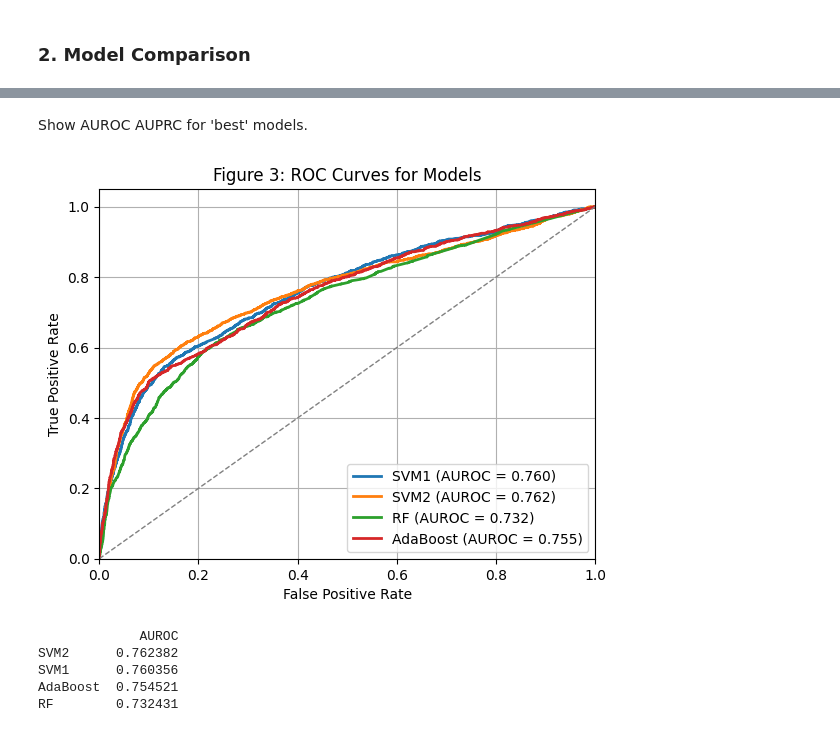
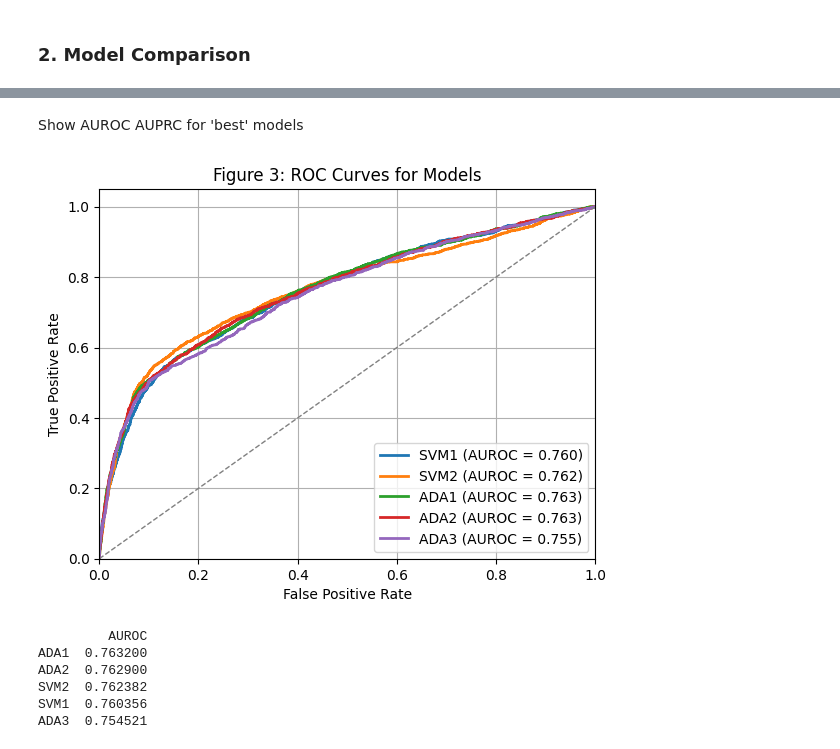
Before and after one commit to mcastro64/Data622, a Jupyter notebook: Assignment3/MC-Assignment3-SVM.ipynb, the cells around one changed output, grey strips where cells are left out. Saved outputs shown, nothing was run; the diff lists cells and outputs as text; code cells hidden in the pictures.

```diff
--- a/Assignment3/MC-Assignment3-SVM.ipynb
+++ b/Assignment3/MC-Assignment3-SVM.ipynb
@@ -476,15 +649,16 @@ dt1 = joblib.load('../models/bank_dt1.pkl')
 rf2_pipe = joblib.load('../models/bank_rf2.pkl')
 
 # best
+ada1_pipe = joblib.load('../models/bank_ada1_pipe.pkl')
+ada2_pipe = joblib.load('../models/bank_ada2_pipe.pkl')
 ada3_pipe = joblib.load('../models/bank_ada3_pipe.pkl')
 # %% [markdown]
-Show AUROC AUPRC for 'best' models.
+Show AUROC AUPRC for 'best' models
 # %%
 # Plot AUROC curve
-from sklearn.metrics import roc_auc_score, roc_curve, auc
 
 #'DT': dt1,
-models = {'SVM1': svm1_pipe, 'SVM2': svm2_pipe, 'RF': rf2_pipe, 'AdaBoost': ada3_pipe}
+models = {'SVM1': svm1_pipe, 'SVM2': svm2_pipe, 'ADA1': ada1_pipe, 'ADA2': ada2_pipe, 'ADA3': ada3_pipe}
 auroc_results = {}
 y_true = y_test.map({'no': 0, 'yes': 1})
 
@@ -496,38 +670,39 @@ for name, model in models.items():
         y_scores = model.decision_function(X_test)
     else:
         print(f"{name} cannot compute AUROC")
         continue
 
     auroc_results[name] = roc_auc_score(y_true, y_scores)
 
     # Compute ROC curve and AUROC
     fpr, tpr, _ = roc_curve(y_true, y_scores)
     roc_auc = auc(fpr, tpr)
 
     # Plot
     plt.plot(fpr, tpr, lw=2, label=f'{name} (AUROC = {roc_auc:.3f})')
 
 # Plot random guess line
 plt.plot([0, 1], [0, 1], color='grey', lw=1, linestyle='--')
 
 plt.xlim([0.0, 1.0])
 plt.ylim([0.0, 1.05])
 plt.xlabel('False Positive Rate')
 plt.ylabel('True Positive Rate')
 plt.title('Figure 3: ROC Curves for Models')
 plt.legend(loc="lower right")
 plt.grid(True)
 plt.show()
 
 # Convert to DataFrame
 df_auroc = pd.DataFrame.from_dict(auroc_results, orient='index', columns=['AUROC']).sort_values(by='AUROC', ascending=False)
 print(df_auroc)
 # %% [output]
-[figure, old version]
+[figure, new version]
-             AUROC
-SVM2      0.762382
-SVM1      0.760356
-AdaBoost  0.754521
-RF        0.732431
+         AUROC
+ADA1  0.763200
+ADA2  0.762900
+SVM2  0.762382
+SVM1  0.760356
+ADA3  0.754521
 # %%
 # Plot AUPRC
```
Also changed, not shown: parts of 24 cells of this notebook, 5 other files.
